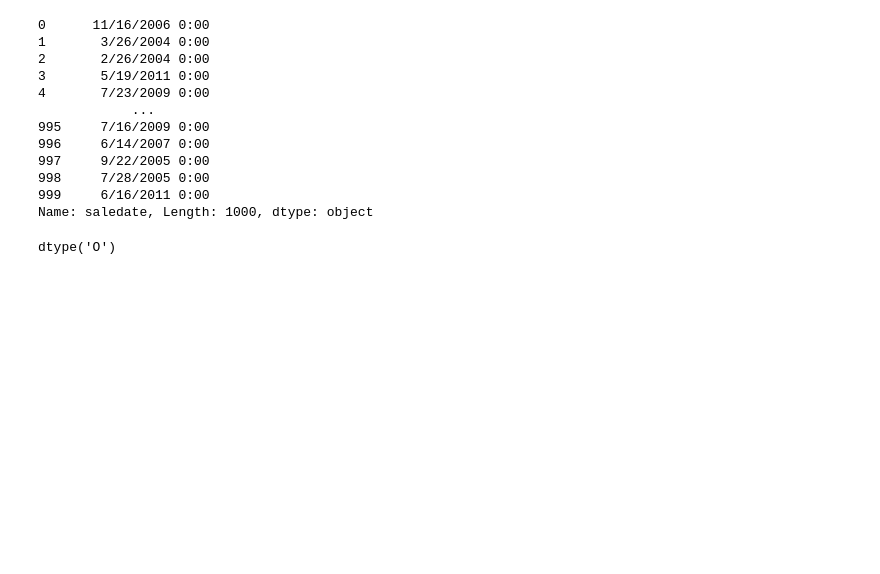
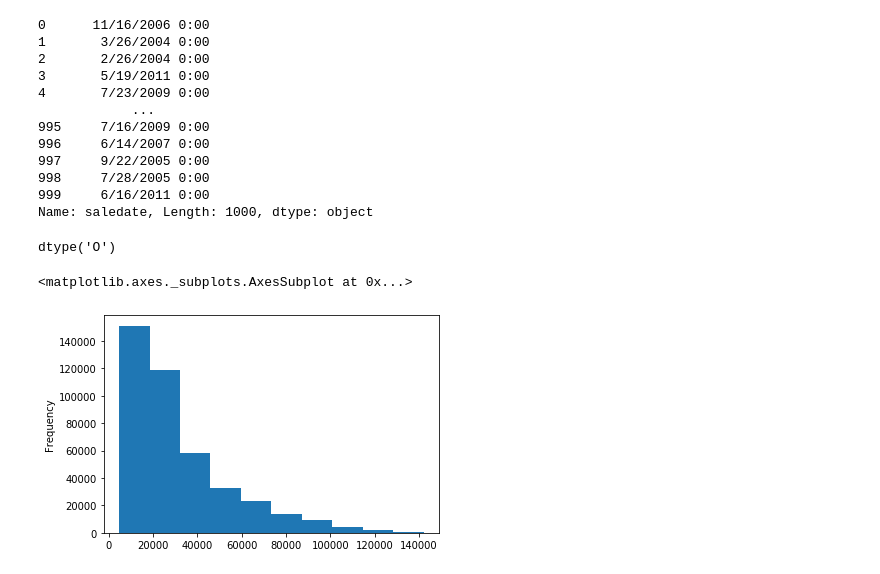
Before and after one commit to chesterheng/machinelearning-datascience, a Jupyter notebook: bulldozer-price-prediction-project/end-to-end-bluebook-bulldozer-price-regression.ipynb, the cells around one changed output. Saved outputs shown, nothing was run; the diff lists cells and outputs as text; code cells hidden in the pictures; blank space fills up the shorter version.

```diff
--- a/bulldozer-price-prediction-project/end-to-end-bluebook-bulldozer-price-regression.ipynb
+++ b/bulldozer-price-prediction-project/end-to-end-bluebook-bulldozer-price-regression.ipynb
@@ -119,3 +119,8 @@ Name: saledate, Length: 1000, dtype: object
 df.saledate.dtype
 # %% [output]
 dtype('O')
+# %%
+df.SalePrice.plot.hist()
+# %% [output]
+<matplotlib.axes._subplots.AxesSubplot at 0x...>
+[figure, added]
```
Also changed, not shown: parts of 22 cells of this notebook, 13 other files.
